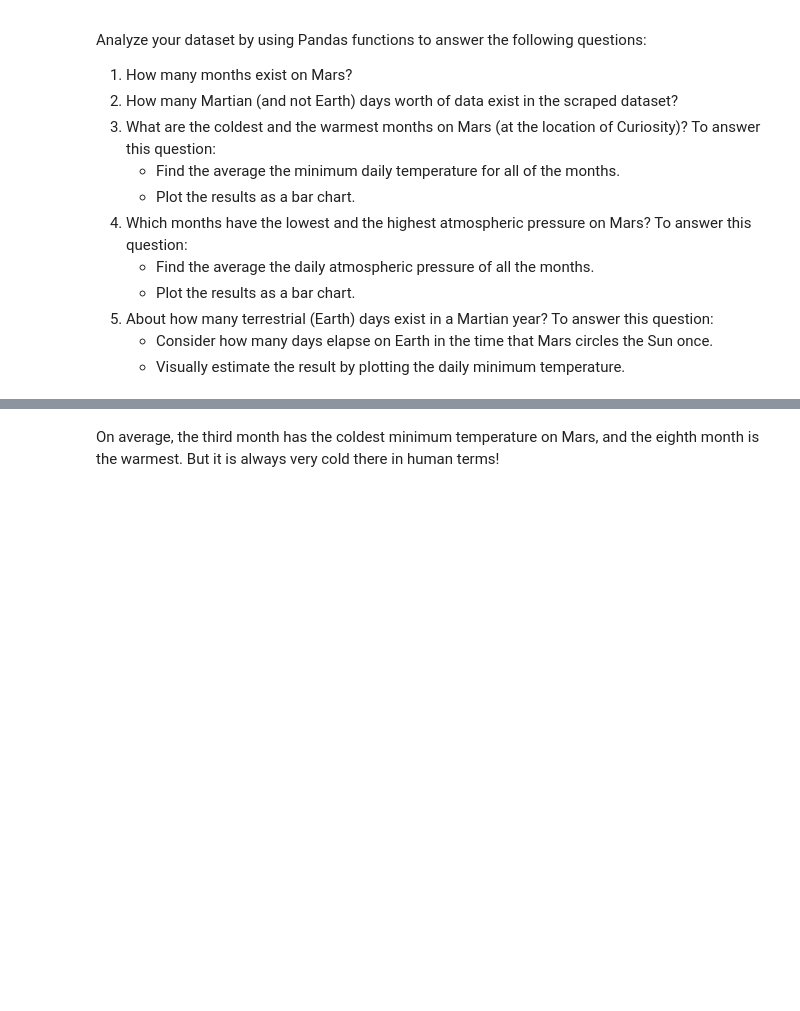
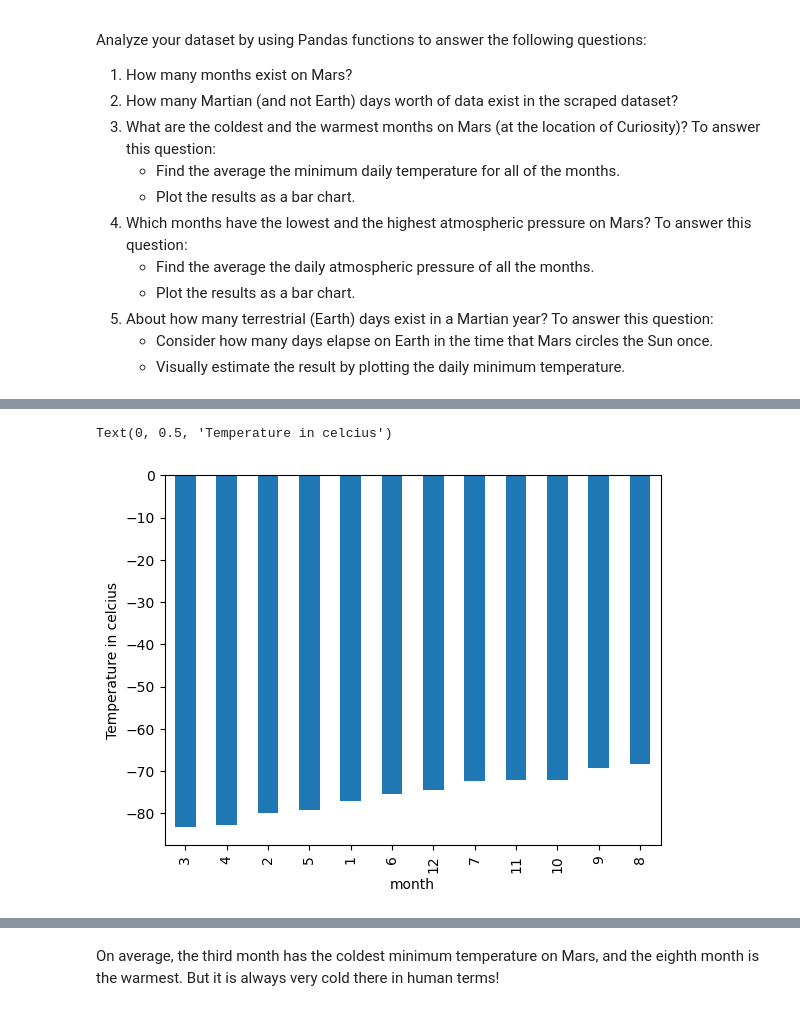
Before and after one commit to hasanhaider2468/html-challenge, a Jupyter notebook: part_2_mars_weather.ipynb, the cells around one changed output, grey strips where cells are left out. Cells and saved outputs as stored; diff of their text form; code cells hidden in the pictures; blank space fills up the shorter version.

```diff
--- a/part_2_mars_weather.ipynb
+++ b/part_2_mars_weather.ipynb
@@ -148,4 +208,10 @@ Analyze your dataset by using Pandas functions to answer the following questions
 # %%
 # Identify the coldest and hottest months in Curiosity's location
+assorted = averages.sort_values()
+assorted.plot(kind = "bar")
+plt.ylabel("Temperature in celcius")
+# %% [output]
+Text(0, 0.5, 'Temperature in celcius')
+[figure, added]
 # %%
 # 4. Average pressure by Martian month
```
Also changed, not shown: parts of 15 cells of this notebook, 1 other file.
